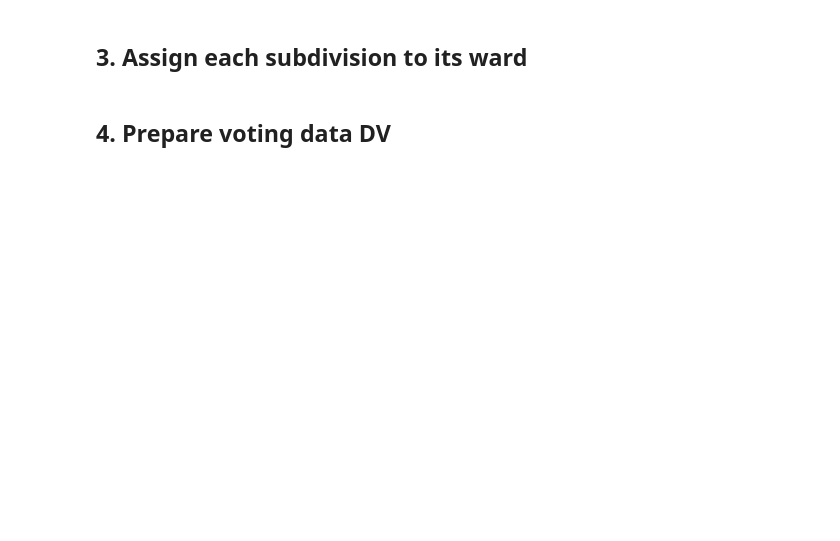
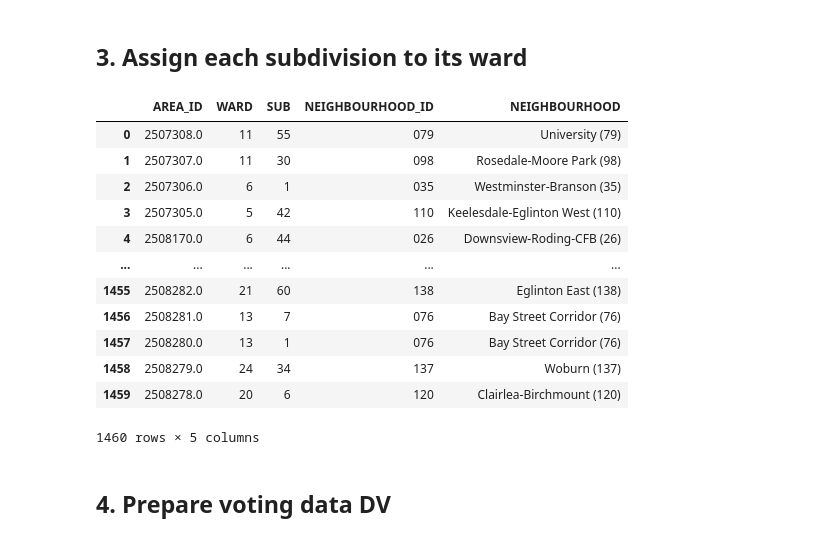
Before and after one commit to epheva/toronto-neighbourhood-correlations, a Jupyter notebook: df_preprocess.ipynb, the cells around one changed output. Cells and saved outputs as stored; diff of their text form; code cells hidden in the pictures; blank space fills up the shorter version.

```diff
--- a/df_preprocess.ipynb
+++ b/df_preprocess.ipynb
@@ -99,35 +107,56 @@ sub_points = subdivisions[
     ["AREA_ID", "AREA_SHORT_CODE", "geometry"]
 ].copy()
 
+# Rename area short code to sub
 sub_points["SUB"] = (
     sub_points["AREA_SHORT_CODE"]
     .astype(int)
 )
 
+# Get a representative point within the subdivision using GeoPandas/Shaply
+# algorithm. This is fine to use to link wards because subdivisions are entirely
+# contained with a ward
 sub_points["geometry"] = (
     sub_points.representative_point()
 )
 
 wards["WARD"] = (
     wards["AREA_SHORT_CODE"]
     .astype(int)
 )
 
-
+# Spatially join subdivision points to wards, identified wards linked to subdivisions
+# Then merge neighbourhood mapping from previous code
 sub_mapping = (
     gpd.sjoin(
         sub_points,
         wards[["WARD", "geometry"]],
         how="left",
         predicate="within"
     )
     [["AREA_ID", "WARD", "SUB"]]
     .merge(
         sub_to_hood,
         on="AREA_ID",
         how="left"
     )
 )
+
+sub_mapping
+# %% [output]
+|  | AREA_ID | WARD | SUB | NEIGHBOURHOOD_ID | NEIGHBOURHOOD |
+| 0 | 2507308.0 | 11 | 55 | 079 | University (79) |
+| 1 | 2507307.0 | 11 | 30 | 098 | Rosedale-Moore Park (98) |
+| 2 | 2507306.0 | 6 | 1 | 035 | Westminster-Branson (35) |
+| 3 | 2507305.0 | 5 | 42 | 110 | Keelesdale-Eglinton West (110) |
+| 4 | 2508170.0 | 6 | 44 | 026 | Downsview-Roding-CFB (26) |
+| ... | ... | ... | ... | ... | ... |
+| 1455 | 2508282.0 | 21 | 60 | 138 | Eglinton East (138) |
+| 1456 | 2508281.0 | 13 | 7 | 076 | Bay Street Corridor (76) |
+| 1457 | 2508280.0 | 13 | 1 | 076 | Bay Street Corridor (76) |
+| 1458 | 2508279.0 | 24 | 34 | 137 | Woburn (137) |
+| 1459 | 2508278.0 | 20 | 6 | 120 | Clairlea-Birchmount (120) |
+1460 rows × 5 columns
 # %% [markdown]
 ## 4. Prepare voting data DV
 # %%
```
Also changed, not shown: parts of 51 cells of this notebook, 4 other files.
